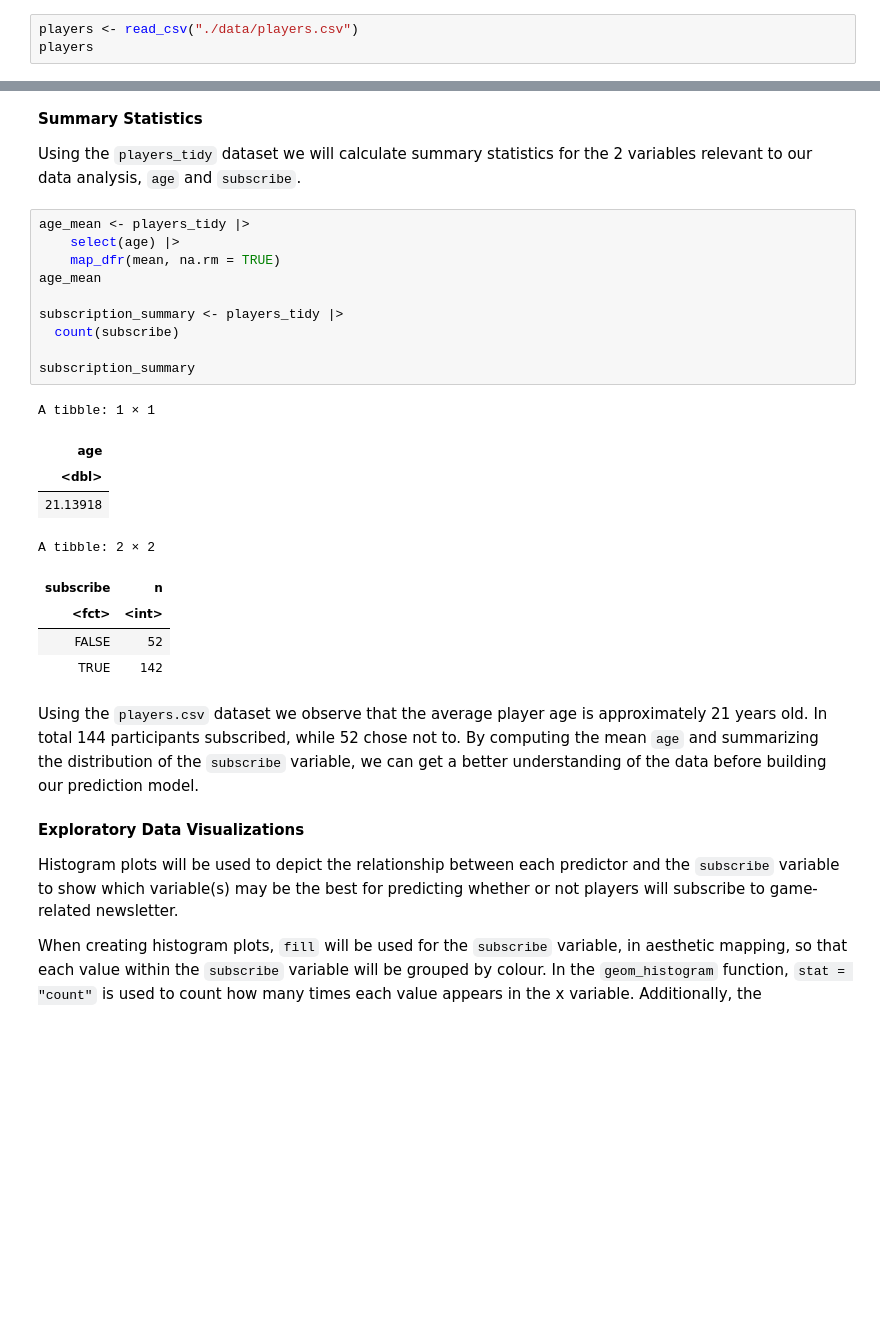
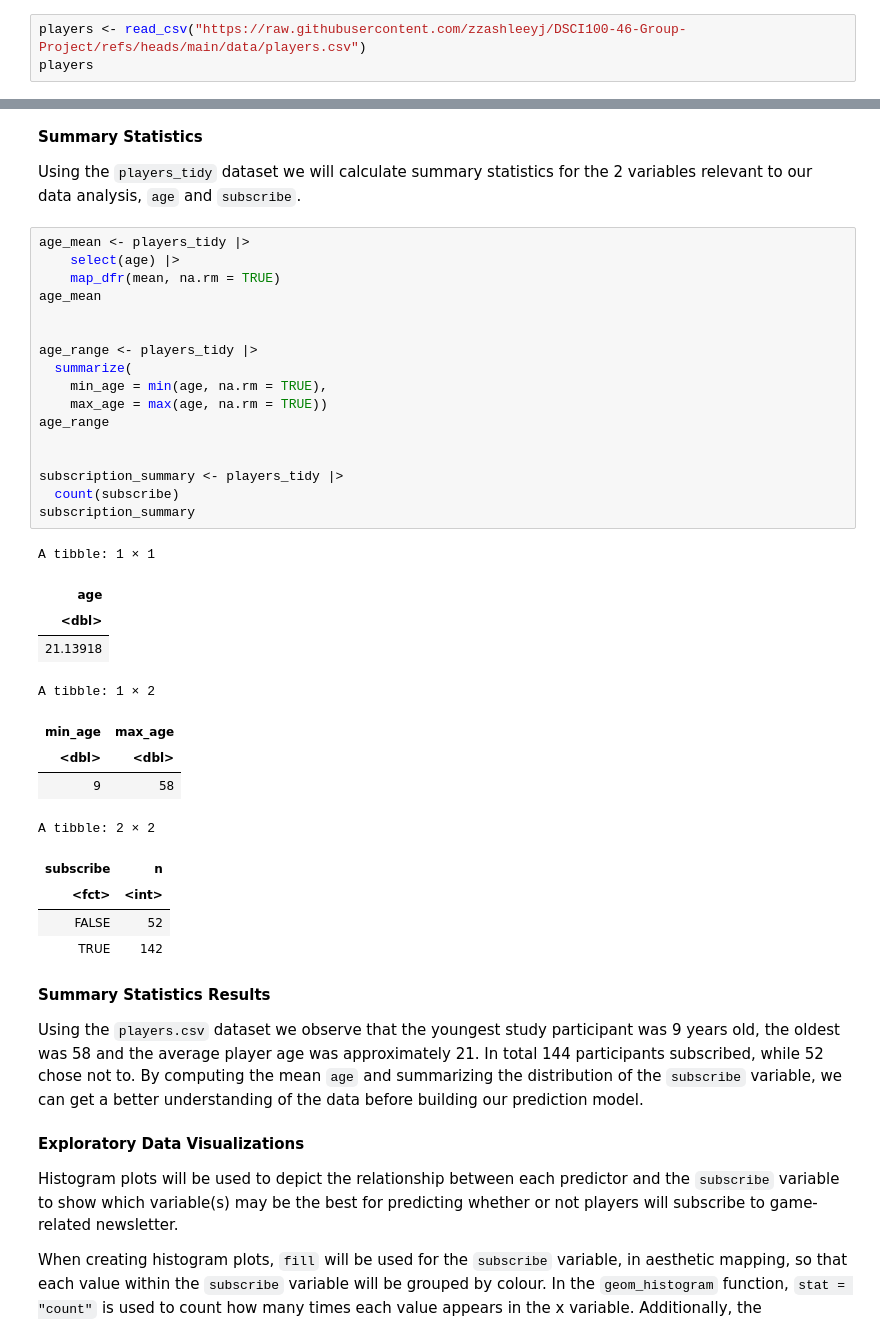
Before and after one commit to zzashleeyj/DSCI100-46-Group-Project, a Jupyter notebook: Final Project 46.ipynb, the cells around one changed output, grey strips where cells are left out. Drawn from its saved outputs; the diff is of its cells as text; blank space fills up the shorter version.

Commit message:
Data Reproducible + Edits to Summary Stats

```diff
--- a/Final Project 46.ipynb
+++ b/Final Project 46.ipynb
@@ -48,5 +48,5 @@ Start by loading `players.csv` into an object called `players`.
 # %%
-players <- read_csv("./data/players.csv")
+players <- read_csv("https://raw.githubusercontent.com/zzashleeyj/DSCI100-46-Group-Project/refs/heads/main/data/players.csv")
 players
 # %% [output]
 Rows: 196 Columns: 7
@@ -97,25 +97,38 @@ Using the `players_tidy` dataset we will calculate summary statistics for the 2
 # %%
 age_mean <- players_tidy |>
     select(age) |>
     map_dfr(mean, na.rm = TRUE)
 age_mean
 
+
+age_range <- players_tidy |>
+  summarize(
+    min_age = min(age, na.rm = TRUE),
+    max_age = max(age, na.rm = TRUE))
+age_range
+
+
 subscription_summary <- players_tidy |>
   count(subscribe)
-
 subscription_summary
 # %% [output]
 A tibble: 1 × 1
 | age |
 | <dbl> |
 | 21.13918 |
-A tibble: 2 × 2
+A tibble: 1 × 2
-| subscribe | n |
-| <fct> | <int> |
-| FALSE | 52 |
-| TRUE | 142 |
+| min_age | max_age |
+| <dbl> | <dbl> |
+| 9 | 58 |
+A tibble: 2 × 2
+| subscribe | n |
+| <fct> | <int> |
+| FALSE | 52 |
+| TRUE | 142 |
 # %% [markdown]
-Using the `players.csv` dataset we observe that the average player age is approximately 21 years old. In total 144 participants subscribed, while 52 chose not to. By computing the mean `age` and summarizing the distribution of the `subscribe` variable, we can get a better understanding of the data before building our prediction model.
+**Summary Statistics Results**
+
+Using the `players.csv` dataset we observe that the youngest study participant was 9 years old, the oldest was 58 and the average player age was approximately 21. In total 144 participants subscribed, while 52 chose not to. By computing the mean `age` and summarizing the distribution of the `subscribe` variable, we can get a better understanding of the data before building our prediction model.
 # %% [markdown]
 **Exploratory Data Visualizations**
 
```
Also changed, not shown: parts of 3 cells of this notebook.
